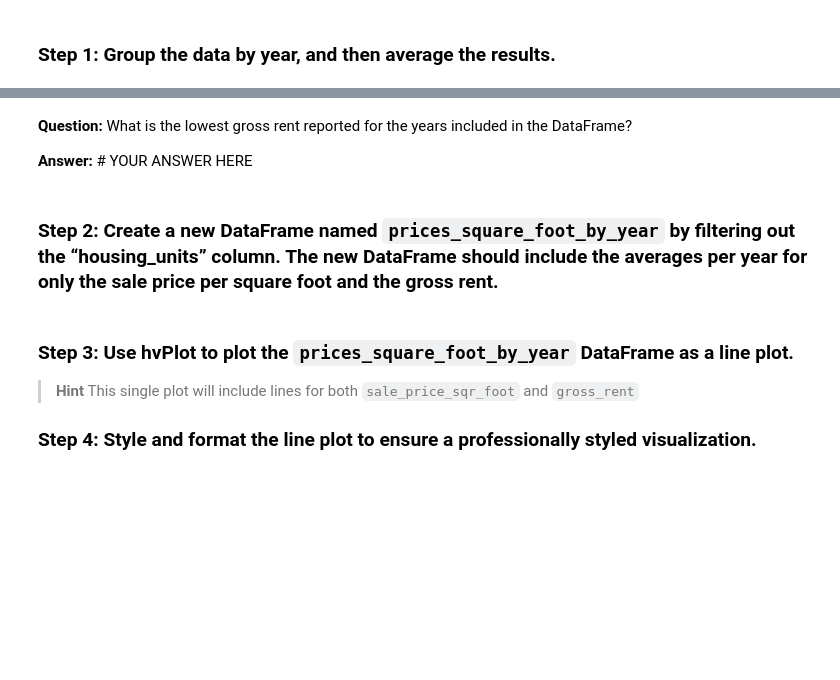
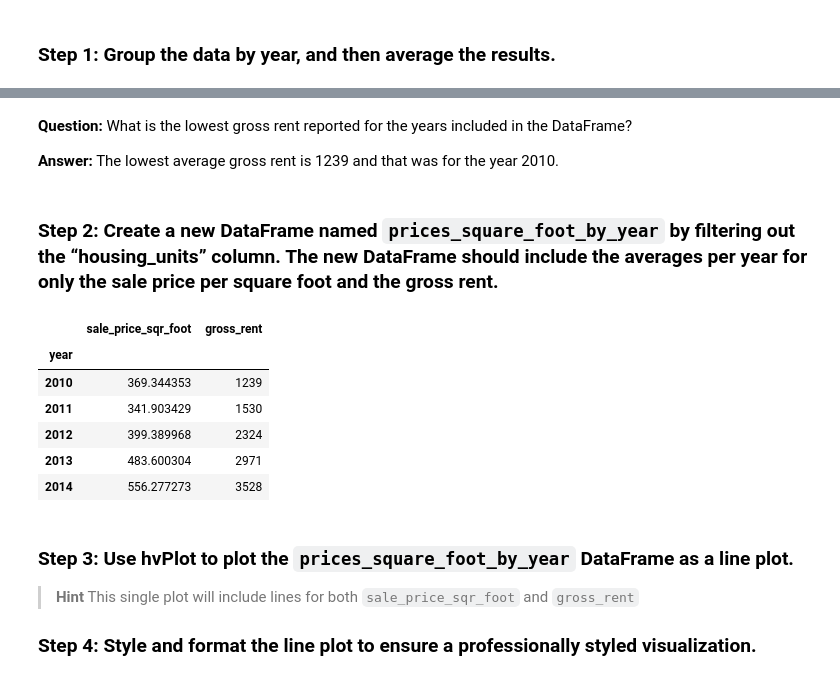
Before and after one commit to dcmar18/SanFranciscoHousing, a Jupyter notebook: san_francisco_housing.ipynb, the cells around one changed output, grey strips where cells are left out. Saved outputs shown, nothing was run; the diff lists cells and outputs as text; code cells hidden in the pictures; blank space fills up the shorter version.

Commit message:
Wrote code to group data by year and create df with just sale_price_sqr_foot and gross_rent

```diff
--- a/san_francisco_housing.ipynb
+++ b/san_francisco_housing.ipynb
@@ -239,7 +239,7 @@ For this part of the assignment, use numerical and visual aggregation to calcula
 ### Step 1: Group the data by year, and then average the results.
 # %%
 # Create a numerical aggregation by grouping the data by year and averaging the results
-prices_square_foot_by_year = # YOUR CODE HERE
+housing_by_year = sfo_data_df.groupby('year').mean()
 
 # Review the resulting DataFrame
-# YOUR CODE HERE
+housing_by_year
@@ -246,16 +256,24 @@ prices_square_foot_by_year = # YOUR CODE HERE
 # %% [markdown]
 **Question:** What is the lowest gross rent reported for the years included in the DataFrame?
 
-**Answer:** # YOUR ANSWER HERE
+**Answer:** The lowest average gross rent is 1239 and that was for the year 2010.
 # %% [markdown]
 ### Step 2: Create a new DataFrame named `prices_square_foot_by_year` by filtering out the “housing_units” column. The new DataFrame should include the averages per year for only the sale price per square foot and the gross rent.
 # %%
 # Filter out the housing_units column, creating a new DataFrame
 # Keep only sale_price_sqr_foot and gross_rent averages per year
-prices_square_foot_by_year = # YOUR CODE HERE
+prices_square_foot_by_year = housing_by_year[["sale_price_sqr_foot","gross_rent"]]
 
 # Review the DataFrame
-# YOUR CODE HERE
+prices_square_foot_by_year.head()
+# %% [output]
+|  | sale_price_sqr_foot | gross_rent |
+| year |  |  |
+| 2010 | 369.344353 | 1239 |
+| 2011 | 341.903429 | 1530 |
+| 2012 | 399.389968 | 2324 |
+| 2013 | 483.600304 | 2971 |
+| 2014 | 556.277273 | 3528 |
 # %% [markdown]
 ### Step 3: Use hvPlot to plot the `prices_square_foot_by_year` DataFrame as a line plot.
 
```
Also changed, not shown: parts of 1 cell of this notebook, 1 other file.
